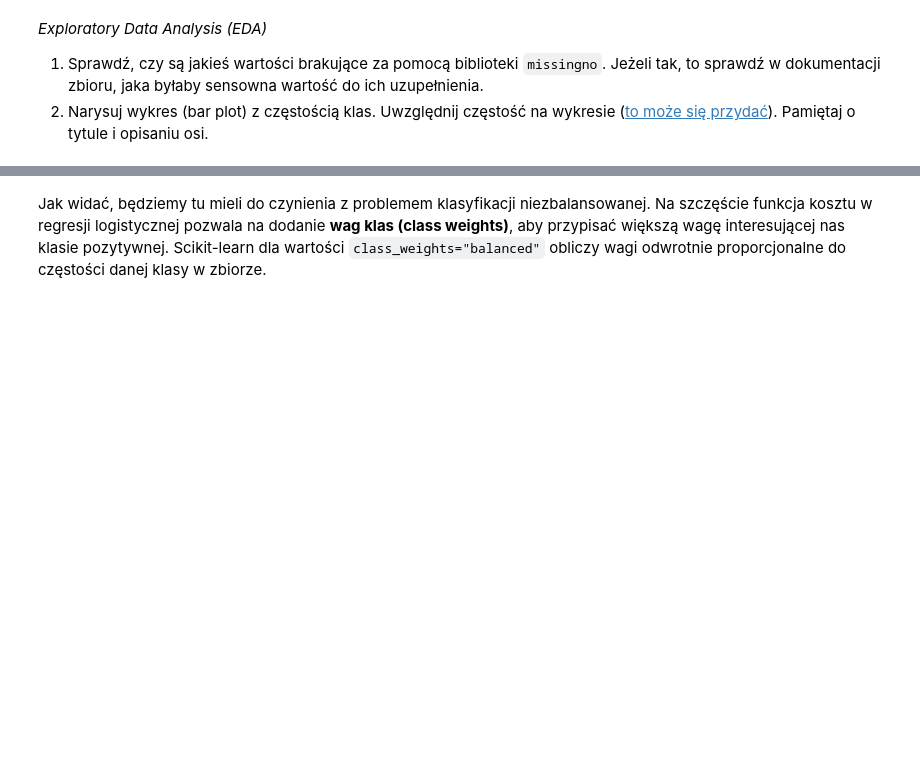
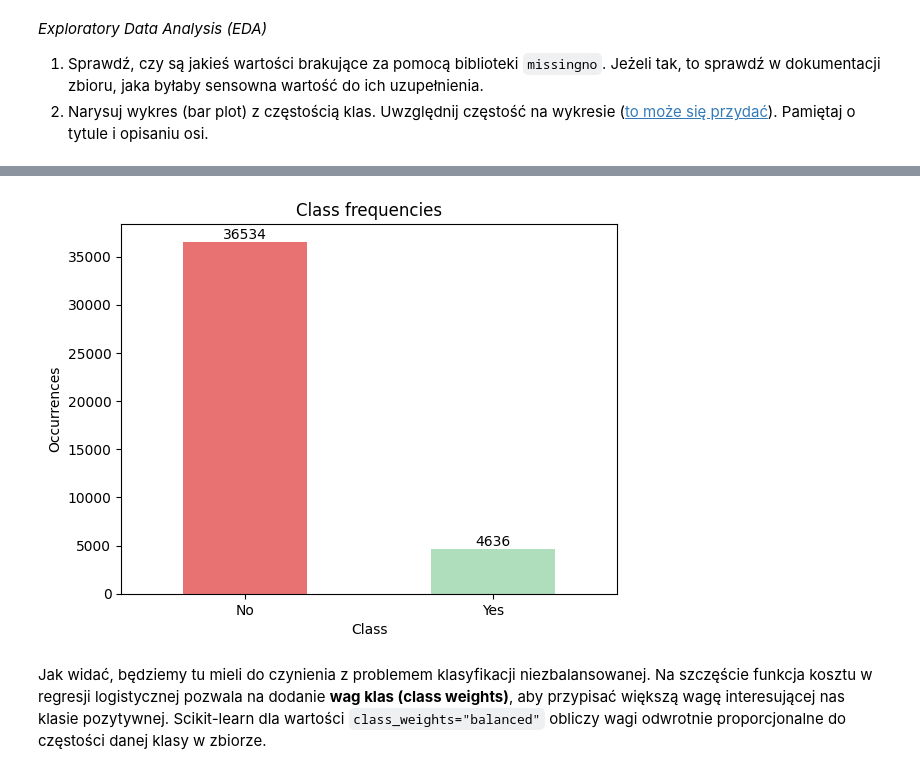
Before and after one commit to lkwinta/AI-Introduction, a Jupyter notebook: lab1/lab_1.ipynb, the cells around one changed output, grey strips where cells are left out. Drawn from its saved outputs; the diff is of its cells as text; code cells hidden in the pictures; blank space fills up the shorter version.

```diff
--- a/lab1/lab_1.ipynb
+++ b/lab1/lab_1.ipynb
@@ -1131,3 +1210,16 @@ assert [0,1] == sorted(df['contact'].unique())
+# %%
+# plot class frequencies
+ax = y.value_counts().plot(kind="bar", color=["#e87272", "#afdebc"])
+for container in ax.containers:
+    ax.bar_label(container)
+
+ax.set_title("Class frequencies")
+ax.set_xlabel("Class")
+ax.set_ylabel("Occurrences")
+ax.set_xticklabels(["No", "Yes"], rotation=0)
+plt.show()
+# %% [output]
+[figure, added]
 # %% [markdown]
 Jak widać, będziemy tu mieli do czynienia z problemem klasyfikacji niezbalansowanej. Na szczęście funkcja kosztu w regresji logistycznej pozwala na dodanie **wag klas (class weights)**, aby przypisać większą wagę interesującej nas klasie pozytywnej. Scikit-learn dla wartości `class_weights="balanced"` obliczy wagi odwrotnie proporcjonalne do częstości danej klasy w zbiorze.
 # %% [markdown]
```
Also changed, not shown: parts of 26 cells of this notebook.
